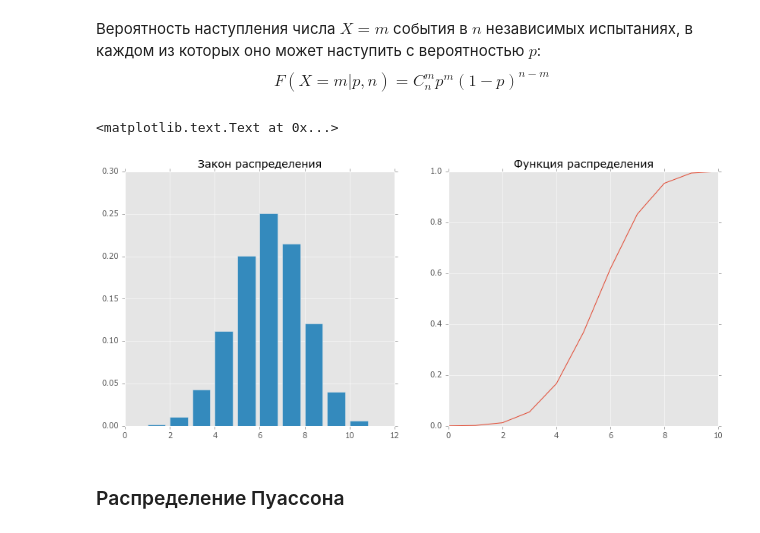
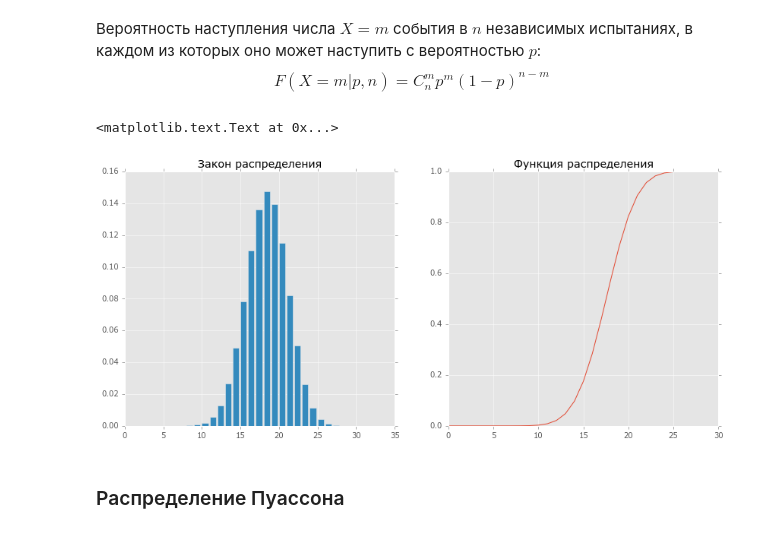
Before and after one commit to grafft/hse-tasks, a Jupyter notebook: minor-ida-16/sem3/da_prob_stat2.ipynb, the cells around one changed output. Cells and saved outputs as stored; diff of their text form; code cells hidden in the pictures.

```diff
--- a/minor-ida-16/sem3/da_prob_stat2.ipynb
+++ b/minor-ida-16/sem3/da_prob_stat2.ipynb
@@ -49,22 +49,22 @@ ax[1].set_title(u'Функция распределения')
 Вероятность наступления числа $X=m$ события в $n$ независимых испытаниях, в каждом из которых оно может наступить с вероятностью $p$:
 $$ F(X=m|p,n)=C_n^m p^m (1-p)^{n-m} $$
 # %%
-n = 10
+n = 30
 p = 0.6
 
 fig, ax = plt.subplots(1,2)
 fig.set_size_inches(14,6)
 x = np.arange(0, n+1)
 prob_mass = stats.binom.pmf(x, n, p)
 prob = stats.binom.cdf(x, n, p)
 ax[0].bar(x,prob_mass)
 ax[1].plot(x, prob)
 
 ax[0].set_title(u'Закон распределения')
 ax[1].set_title(u'Функция распределения')
 # %% [output]
 <matplotlib.text.Text at 0x...>
-[figure, old version]
+[figure, new version]
 # %% [markdown]
 ### Распределение Пуассона
 # %% [markdown]
```
Also changed, not shown: parts of 4 cells of this notebook, 6 other files.
